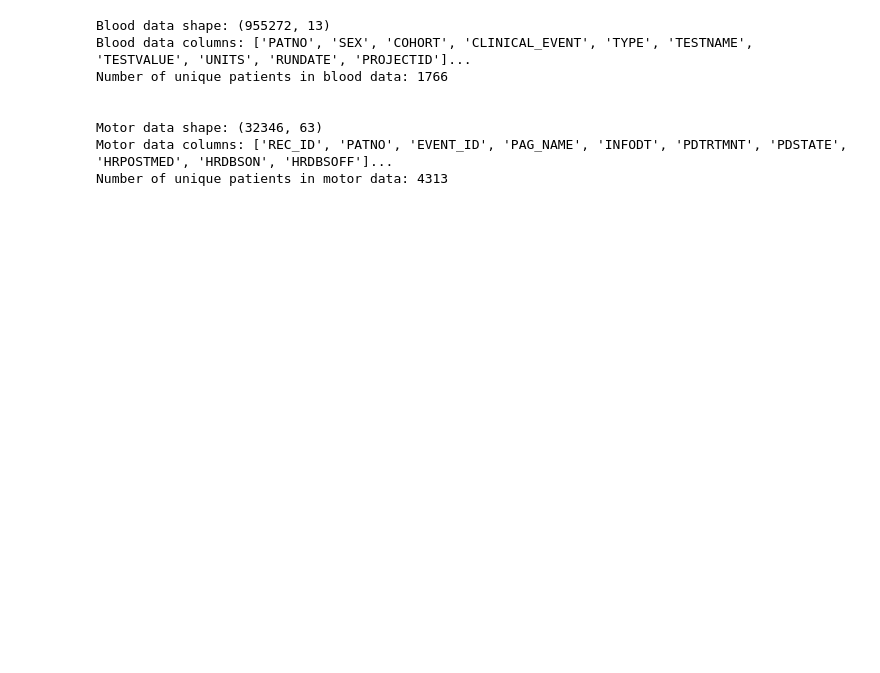
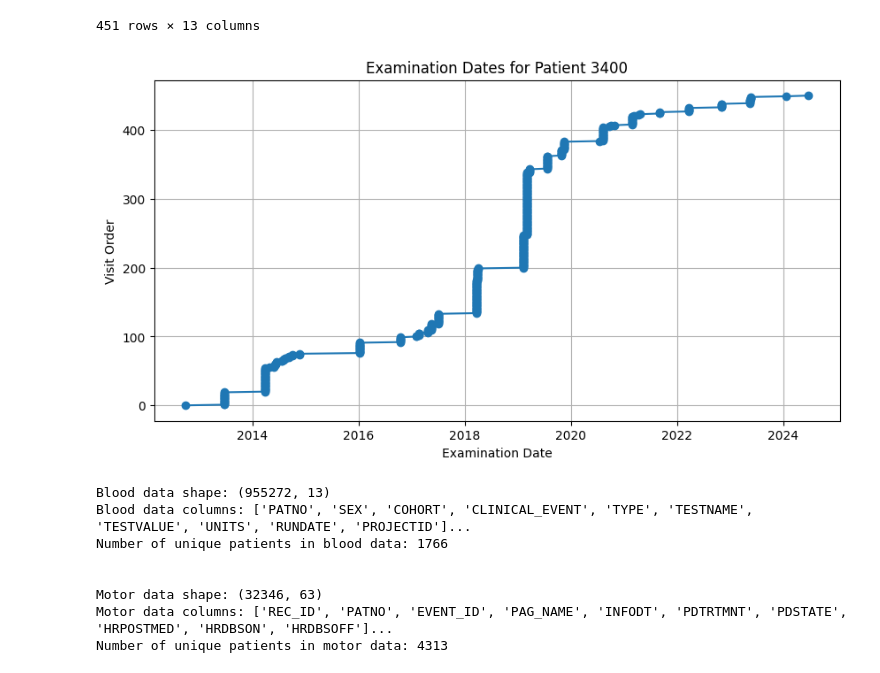
Before and after one commit to LarsHeijnennn/Thesis, a Jupyter notebook: Blood-PPMI/blood_data_visualization.ipynb, the cells around one changed output. Cells and saved outputs as stored; diff of their text form; code cells hidden in the pictures; blank space fills up the shorter version.

```diff
--- a/Blood-PPMI/blood_data_visualization.ipynb
+++ b/Blood-PPMI/blood_data_visualization.ipynb
@@ -8,0 +34,25 @@ motor_data = pd.read_csv('/Users/larsheijnen/Thesis/data/motor/MDS-UPDRS_Part_II
+# %%
+# Set the patient ID of interest
+patient_id = 3400
+
+# Filter for the specific patient
+patient_records = blood_data[blood_data['PATNO'] == patient_id].copy()
+
+# Convert RUNDATE to datetime format
+patient_records['RUNDATE'] = pd.to_datetime(patient_records['RUNDATE'], errors='coerce')
+
+# Sort records by examination date
+patient_records.sort_values('RUNDATE', inplace=True)
+
+# Display table of the patient's records
+display(patient_records)
+
+# Plot the examination dates
+plt.figure(figsize=(10, 5))
+plt.plot(patient_records['RUNDATE'], range(len(patient_records)), marker='o', linestyle='-')
+plt.title(f"Examination Dates for Patient {patient_id}")
+plt.xlabel("Examination Date")
+plt.ylabel("Visit Order")
+plt.grid(True)
+plt.show()
+# %% [output]
@@ -9,3 +71,5 @@ motor_data = pd.read_csv('/Users/larsheijnen/Thesis/data/motor/MDS-UPDRS_Part_II
+451 rows × 13 columns
+[figure, added]
 # %%
 # First, let's explore the blood dataset structure
 print(f"Blood data shape: {data.shape}")
```
Also changed, not shown: parts of 3 cells of this notebook.
